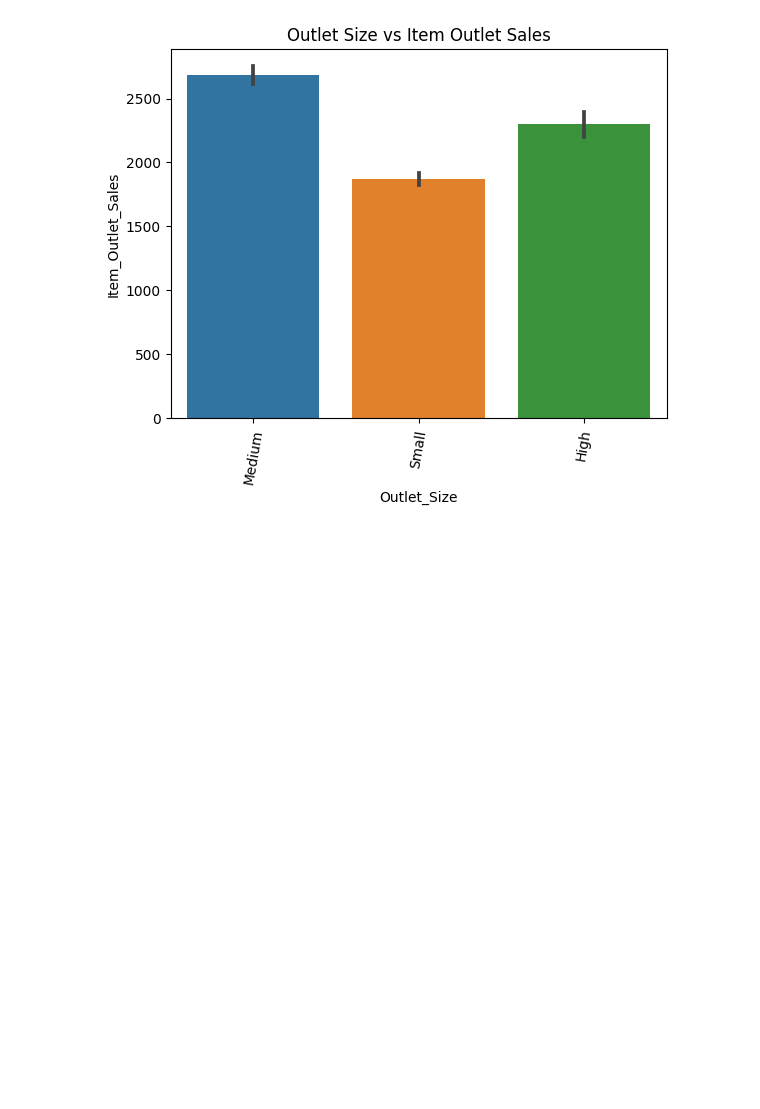
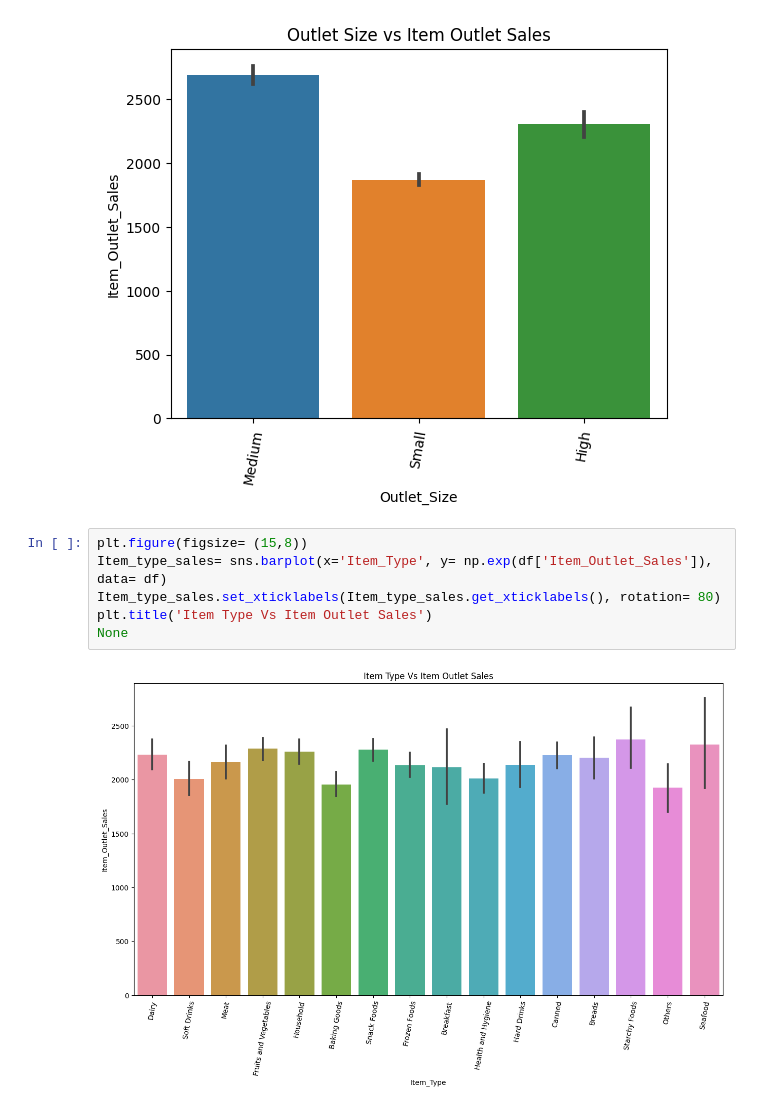
Before and after one commit to prateekkosta/Big-Mart-sales-analysis-, a Jupyter notebook: BigMart_Data_Analysis.ipynb, the cells around one changed output. Cells and saved outputs as stored; diff of their text form; blank space fills up the shorter version.

```diff
--- a/BigMart_Data_Analysis.ipynb
+++ b/BigMart_Data_Analysis.ipynb
@@ -451,3 +451,11 @@ plt.title('Outlet Size vs Item Outlet Sales')
 None
 # %% [output]
 [figure]
+# %%
+plt.figure(figsize= (15,8))
+Item_type_sales= sns.barplot(x='Item_Type', y= np.exp(df['Item_Outlet_Sales']), data= df)
+Item_type_sales.set_xticklabels(Item_type_sales.get_xticklabels(), rotation= 80)
+plt.title('Item Type Vs Item Outlet Sales')
+None
+# %% [output]
+[figure, added]
```
Also changed, not shown: parts of 16 cells of this notebook.
